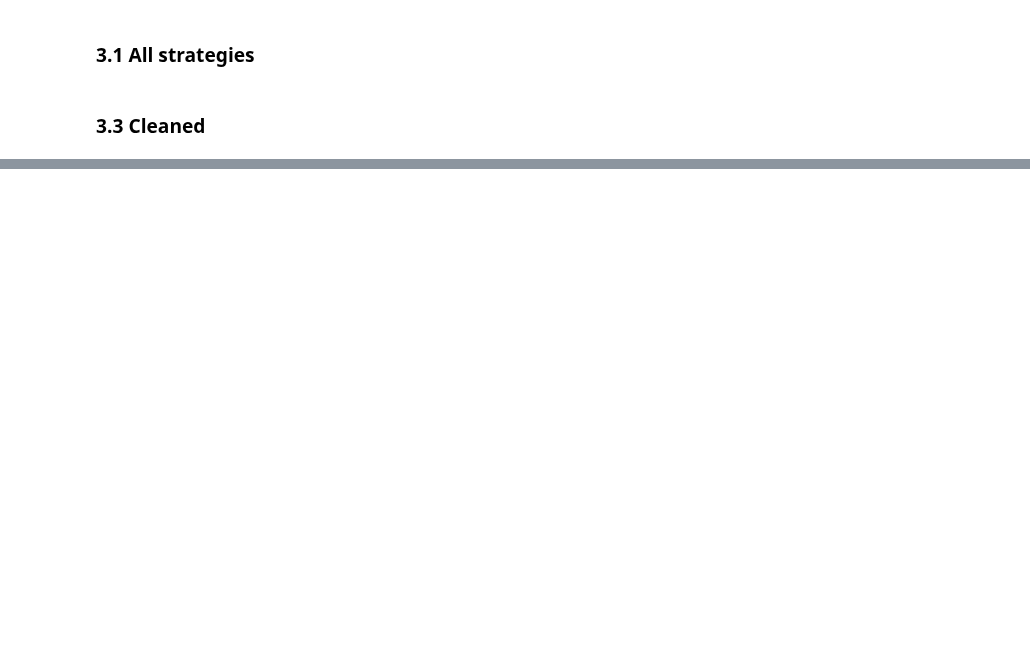
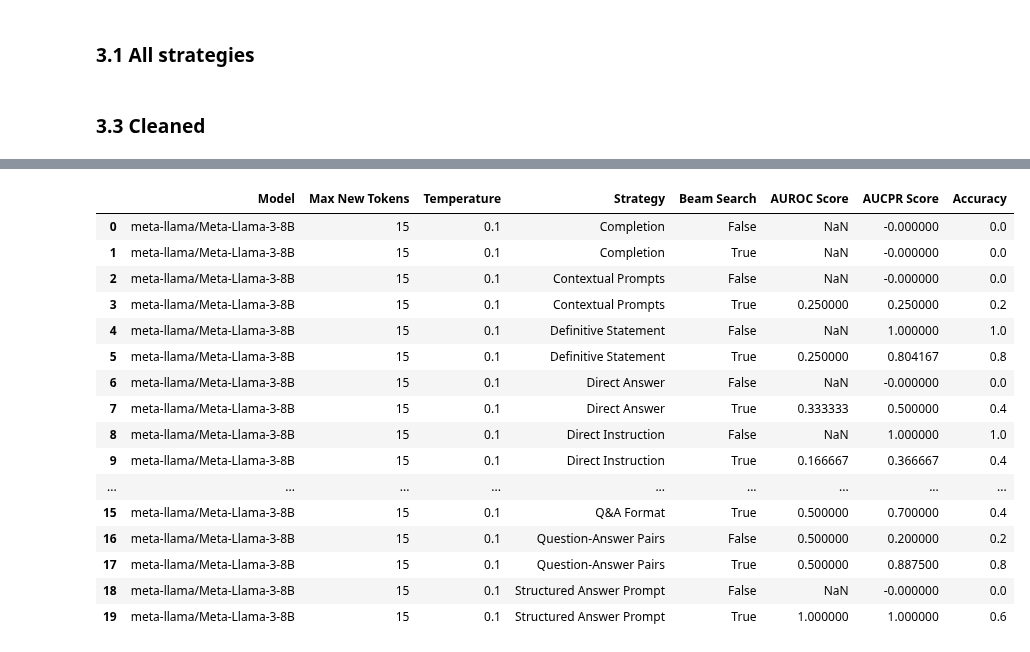
Before and after one commit to PrunaAI/quantization-reliability, a Jupyter notebook: notebooks/30-fktc_evaluation.ipynb, the cells around one changed output, grey strips where cells are left out. Saved outputs shown, nothing was run; the diff lists cells and outputs as text; code cells hidden in the pictures; blank space fills up the shorter version.

Commit message:
query eval aucroc pipeline

```diff
--- a/notebooks/30-fktc_evaluation.ipynb
+++ b/notebooks/30-fktc_evaluation.ipynb
@@ -175,7 +175,7 @@ class ResponseGenerator:
             "top_p": 0.75,
             "top_k": 40,
             "num_beams": 5,
-            "num_return_sequences": 1,
+            "num_return_sequences": 3,
             "output_scores": True,
             "output_hidden_states": False,
             "output_attentions": False,
@@ -1109,0 +1369,45 @@ df.to_excel("results_07_31_new_v2.xlsx", index=False)
+# %%
+df_results = pd.DataFrame(results)
+
+def calculate_scores(group):
+    y_true = group['Is Correct'].values
+    y_scores = group['P'].values
+
+    # Ensure at least two classes are present for AUROC
+    if len(set(y_true)) > 1:
+        aucroc = roc_auc_score(y_true, y_scores)
+    else:
+        aucroc = np.nan
+
+    aucpr = average_precision_score(y_true, y_scores)
+    accuracy = np.mean(y_true)
+
+    return pd.Series({'AUROC Score': aucroc, 'AUCPR Score': aucpr, 'Accuracy': accuracy})
+
+# Group by the relevant columns and calculate AUROC, AUCPR, and accuracy for each group
+df_scores = df_results.groupby(['Model', 'Max New Tokens', 'Temperature', 'Strategy', 'Beam Search']).apply(calculate_scores).reset_index()
+df_results = df_results.merge(df_scores, on=['Model', 'Max New Tokens', 'Temperature', 'Strategy', 'Beam Search'])
+
+# Save the original detailed results to an Excel file
+df_results.to_excel("beam_multinomial_llama_table_08_21.xlsx", index=False)
+df_scores.to_excel("beam_multinomial_llama_scores_08_21.xlsx", index=False)
+# %%
+df_scores
+# %% [output]
+|  | Model | Max New Tokens | Temperature | Strategy | Beam Search | AUROC Score | AUCPR Score | Accuracy |
+| 0 | meta-llama/Meta-Llama-3-8B | 15 | 0.1 | Completion | False | NaN | -0.000000 | 0.0 |
+| 1 | meta-llama/Meta-Llama-3-8B | 15 | 0.1 | Completion | True | NaN | -0.000000 | 0.0 |
+| 2 | meta-llama/Meta-Llama-3-8B | 15 | 0.1 | Contextual Prompts | False | NaN | -0.000000 | 0.0 |
+| 3 | meta-llama/Meta-Llama-3-8B | 15 | 0.1 | Contextual Prompts | True | 0.250000 | 0.250000 | 0.2 |
+| 4 | meta-llama/Meta-Llama-3-8B | 15 | 0.1 | Definitive Statement | False | NaN | 1.000000 | 1.0 |
+| 5 | meta-llama/Meta-Llama-3-8B | 15 | 0.1 | Definitive Statement | True | 0.250000 | 0.804167 | 0.8 |
+| 6 | meta-llama/Meta-Llama-3-8B | 15 | 0.1 | Direct Answer | False | NaN | -0.000000 | 0.0 |
+| 7 | meta-llama/Meta-Llama-3-8B | 15 | 0.1 | Direct Answer | True | 0.333333 | 0.500000 | 0.4 |
+| 8 | meta-llama/Meta-Llama-3-8B | 15 | 0.1 | Direct Instruction | False | NaN | 1.000000 | 1.0 |
+| 9 | meta-llama/Meta-Llama-3-8B | 15 | 0.1 | Direct Instruction | True | 0.166667 | 0.366667 | 0.4 |
+| ... | ... | ... | ... | ... | ... | ... | ... | ... |
+| 15 | meta-llama/Meta-Llama-3-8B | 15 | 0.1 | Q&A Format | True | 0.500000 | 0.700000 | 0.4 |
+| 16 | meta-llama/Meta-Llama-3-8B | 15 | 0.1 | Question-Answer Pairs | False | 0.500000 | 0.200000 | 0.2 |
+| 17 | meta-llama/Meta-Llama-3-8B | 15 | 0.1 | Question-Answer Pairs | True | 0.500000 | 0.887500 | 0.8 |
+| 18 | meta-llama/Meta-Llama-3-8B | 15 | 0.1 | Structured Answer Prompt | False | NaN | -0.000000 | 0.0 |
+| 19 | meta-llama/Meta-Llama-3-8B | 15 | 0.1 | Structured Answer Prompt | True | 1.000000 | 1.000000 | 0.6 |
```
Also changed, not shown: parts of 13 cells of this notebook, 1 other file.
